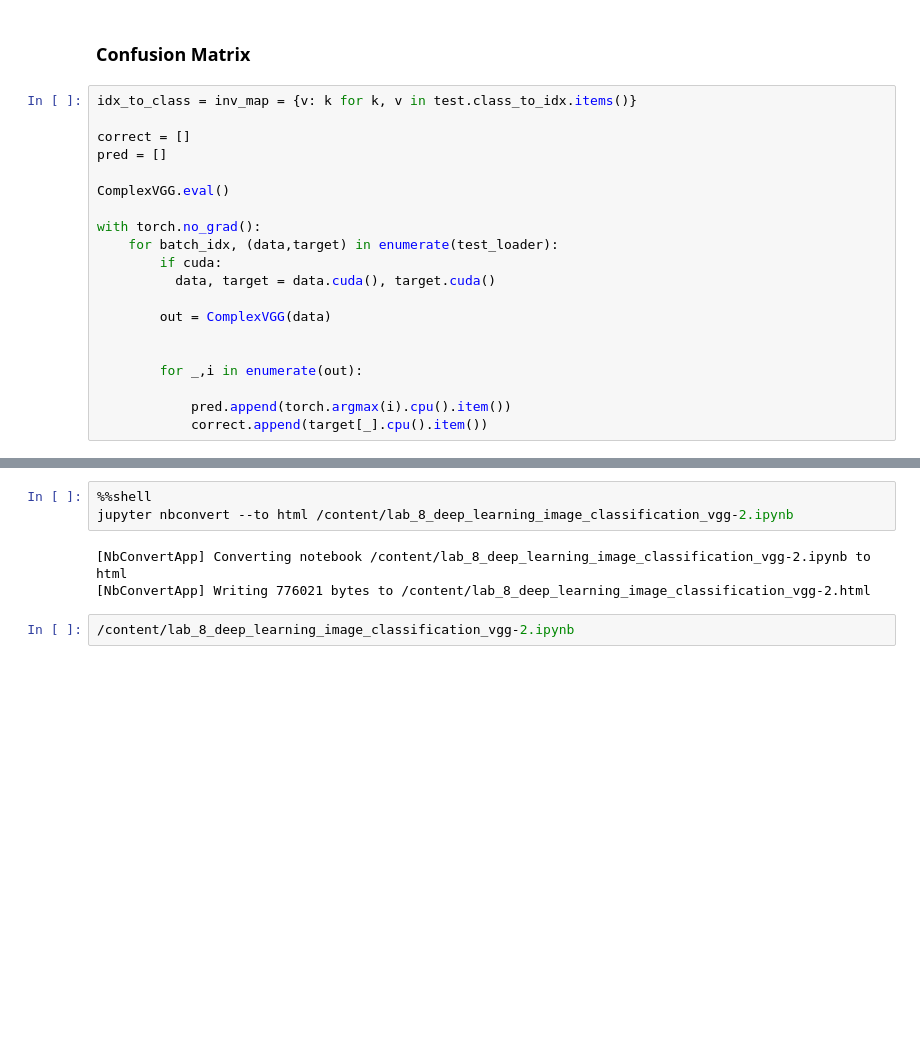
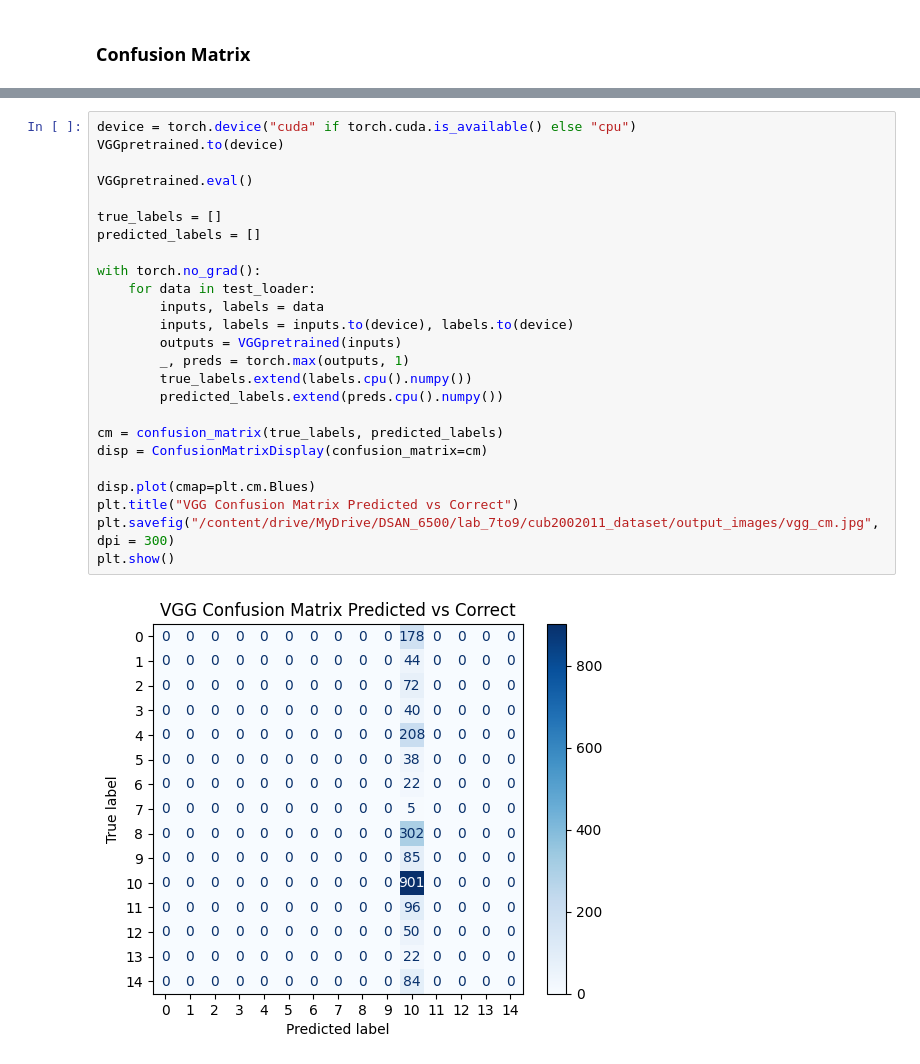
Before and after one commit to rennyd123/dsan6500_project, a Jupyter notebook: code/models/project_vgg.ipynb, the cells around one changed output, grey strips where cells are left out. Cells and saved outputs as stored; diff of their text form; blank space fills up the shorter version.

```diff
--- a/code/models/project_vgg.ipynb
+++ b/code/models/project_vgg.ipynb
@@ -726,22 +534,2 @@ display_random_images(VGGpretrained, test_dataset, test_dataset.classes)
 # %% [markdown]
 ### Confusion Matrix
-# %%
-idx_to_class = inv_map = {v: k for k, v in test.class_to_idx.items()}
-
-correct = []
-pred = []
-
-ComplexVGG.eval()
-
-with torch.no_grad():
-    for batch_idx, (data,target) in enumerate(test_loader):
-        if cuda:
-          data, target = data.cuda(), target.cuda()
-
-        out = ComplexVGG(data)
-
-
-        for _,i in enumerate(out):
-
-            pred.append(torch.argmax(i).cpu().item())
-            correct.append(target[_].cpu().item())
@@ -760,8 +536,27 @@ plt.imshow(conf, interpolation='none', cmap = 'YlOrRd_r')
-# %%
-%%shell
-jupyter nbconvert --to html /content/lab_8_deep_learning_image_classification_vgg-2.ipynb
-# %% [output]
-[NbConvertApp] Converting notebook /content/lab_8_deep_learning_image_classification_vgg-2.ipynb to html
-[NbConvertApp] Writing 776021 bytes to /content/lab_8_deep_learning_image_classification_vgg-2.html
-# %%
-/content/lab_8_deep_learning_image_classification_vgg-2.ipynb
+# %%
+device = torch.device("cuda" if torch.cuda.is_available() else "cpu")
+VGGpretrained.to(device)
+
+VGGpretrained.eval()
+
+true_labels = []
+predicted_labels = []
+
+with torch.no_grad():
+    for data in test_loader:
+        inputs, labels = data
+        inputs, labels = inputs.to(device), labels.to(device)
+        outputs = VGGpretrained(inputs)
+        _, preds = torch.max(outputs, 1)
+        true_labels.extend(labels.cpu().numpy())
+        predicted_labels.extend(preds.cpu().numpy())
+
+cm = confusion_matrix(true_labels, predicted_labels)
+disp = ConfusionMatrixDisplay(confusion_matrix=cm)
+
+disp.plot(cmap=plt.cm.Blues)
+plt.title("VGG Confusion Matrix Predicted vs Correct")
+plt.savefig("/content/drive/MyDrive/DSAN_6500/lab_7to9/cub2002011_dataset/output_images/vgg_cm.jpg", dpi = 300)
+plt.show()
+# %% [output]
+[figure, added]
```
Also changed, not shown: parts of 21 cells of this notebook, 8 other files.
